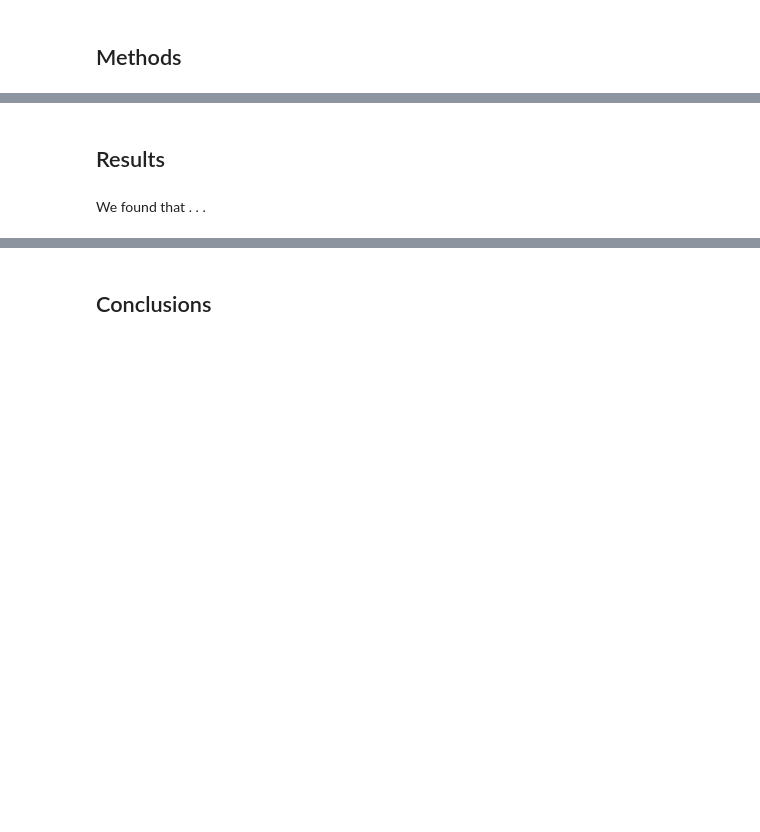
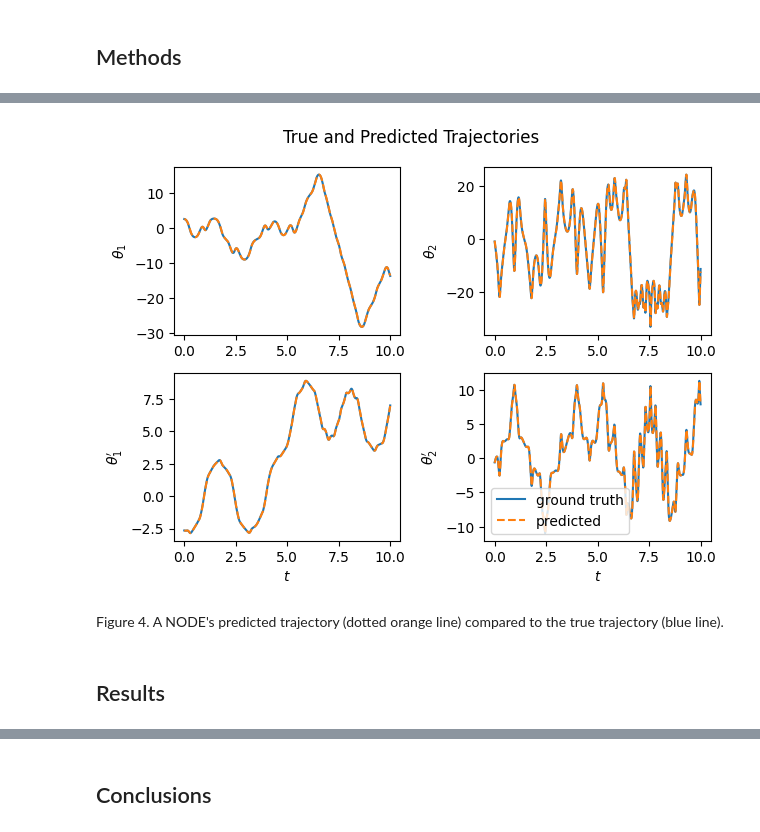
Before and after one commit to elichild01/double-pendulum, a Jupyter notebook: final-writeup/DoublePendulumFinalWriteup.ipynb, the cells around one changed output, grey strips where cells are left out. Saved outputs shown, nothing was run; the diff lists cells and outputs as text; code cells hidden in the pictures; blank space fills up the shorter version.

```diff
--- a/final-writeup/DoublePendulumFinalWriteup.ipynb
+++ b/final-writeup/DoublePendulumFinalWriteup.ipynb
@@ -52,4 +74,8 @@ Our NODE used tanh for its nonlinearities, and layers in the middle were twice a
+# %%
+Image(filename='trajs.png')
+# %% [output]
+[figure, added]
+# %% [markdown]
+Figure 4. A NODE's predicted trajectory (dotted orange line) compared to the true trajectory (blue line).
 # %% [markdown]
 ## Results
-# %% [markdown]
-We found that . . .
```
Also changed, not shown: parts of 31 cells of this notebook, 5 other files.
